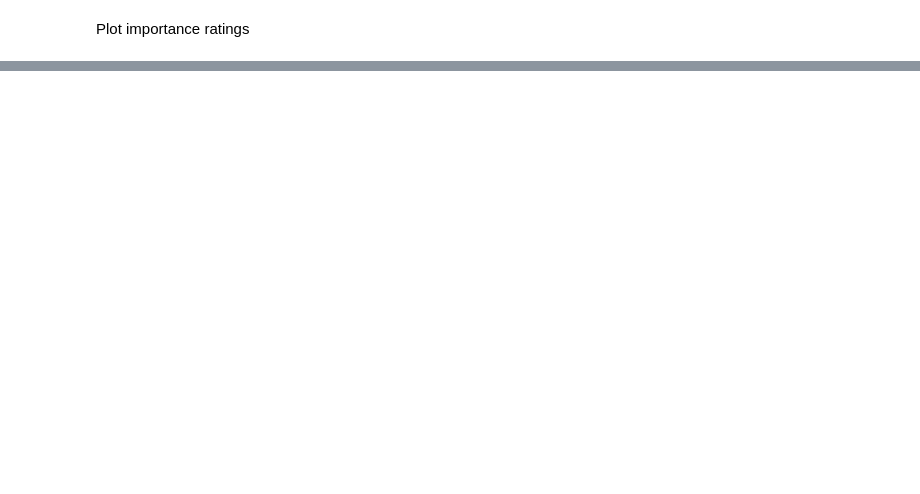
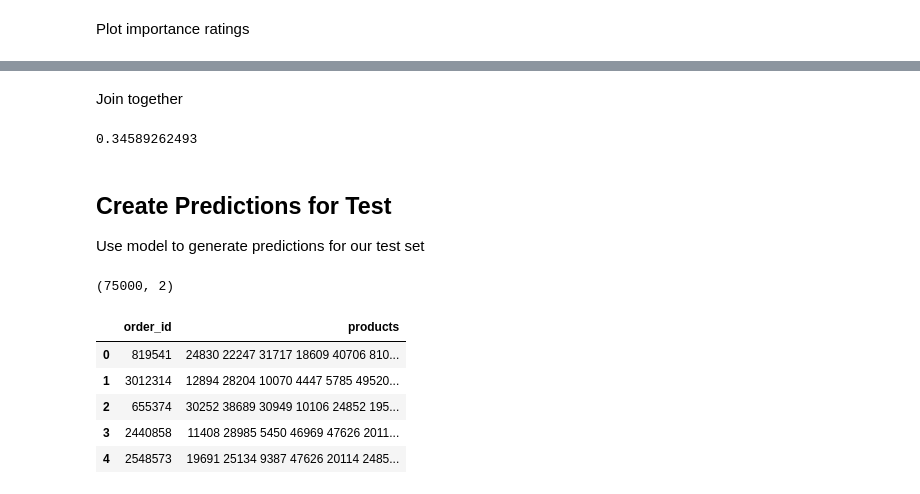
Before and after one commit to donaldrauscher/kaggle-instacart, a Jupyter notebook: reorder_predictions.ipynb, the cells around one changed output, grey strips where cells are left out. Saved outputs shown, nothing was run; the diff lists cells and outputs as text; code cells hidden in the pictures; blank space fills up the shorter version.

Commit message:
Measure performance on eval / generate test output

```diff
--- a/reorder_predictions.ipynb
+++ b/reorder_predictions.ipynb
@@ -361,12 +369,11 @@ Set up our train and test sets
 df = model_universe.loc[model_universe.eval_set == "train",]
 df_test = model_universe.loc[model_universe.eval_set == "test",]
 
-df2 = df.groupby('user_id', as_index=False).size().reset_index(name='counts').drop(['counts'], axis=1)
-df2_train = df2.sample(frac=0.8, random_state=200)
-df2_eval = df2.drop(df2_train.index)
-
-df_train = df.merge(df2_train, on=['user_id'], how='inner')
-df_eval = df.merge(df2_eval, on=['user_id'], how='inner')
+df_users = df[['user_id']].drop_duplicates()
+df_users_train = df_users.sample(frac=0.8, random_state=200)
+df_users_eval = df_users.drop(df_users_train.index)
+df_train = df.merge(df_users_train, on=['user_id'], how='inner')
+df_eval = df.merge(df_users_eval, on=['user_id'], how='inner')
 
 y_val = 'is_ordered'
 x_excludes = [y_val, 'user_id', 'order_id', 'eval_set']
@@ -390,22 +397,18 @@ params = {
     'task': 'train',
     'boosting_type': 'gbdt',
     'objective': 'binary',
-    'metric': ['auc'],
-    'num_leaves': 31,
+    'metric': ['binary_logloss'],
+    'num_leaves': 96,
     'learning_rate': 0.05,
     'feature_fraction': 0.9,
-    'bagging_fraction': 0.8,
+    'bagging_fraction': 0.9,
     'bagging_freq': 5,
     'verbose': 0
 }
 
-def f1_score2(preds, train_data):
-    return 'f1_score', f1_score(preds.round(0), train_data.get_label()), True
-
 gbm = lgb.train(params,
                 lgb_train,
                 num_boost_round=500,
-                feval=f1_score2,
                 valid_sets=lgb_eval,
-                early_stopping_rounds=100)
+                early_stopping_rounds=10)
 # %% [output]
@@ -453,0 +471,37 @@ print(importance_df)
+# %%
+pred_threshold = 0.18
+y_eval_pred = gbm.predict(x_eval, num_iteration=gbm.best_iteration)
+pred_df = df_eval.loc[y_eval_pred > pred_threshold, ['order_id', 'product_id']]
+# %% [markdown]
+Join together
+# %%
+actuals_df['actual'] = 1
+pred_df['predicted'] = 1
+all_df = actuals_df.merge(pred_df, on = ['order_id', 'product_id'], how = "outer")
+all_df.fillna(0, inplace = True)
+print(f1_score(all_df.actual, all_df.predicted))
+# %% [output]
+0.34589262493
+# %% [markdown]
+## Create Predictions for Test
+
+Use model to generate predictions for our test set
+# %%
+y_test_pred = gbm.predict(x_test, num_iteration=gbm.best_iteration)
+df_test2 = df_test.loc[y_test_pred > pred_threshold, ['order_id', 'product_id']]
+aggregation = {'product_id': [lambda x: ' '.join([str(i) for i in x])]}
+df_test3 = df_test2.groupby(by = ['order_id'], as_index = False).agg(aggregation)
+df_test3.columns = ['order_id', 'products']
+df_test4 = df_test[['order_id']].drop_duplicates().merge(df_test3, on = ['order_id'], how = "left")
+print(df_test4.shape) # should be 75000
+# %% [output]
+(75000, 2)
+# %%
+df_test4.head(5)
+# %% [output]
+|  | order_id | products |
+| 0 | 819541 | 24830 22247 31717 18609 40706 810... |
+| 1 | 3012314 | 12894 28204 10070 4447 5785 49520... |
+| 2 | 655374 | 30252 38689 30949 10106 24852 195... |
+| 3 | 2440858 | 11408 28985 5450 46969 47626 2011... |
+| 4 | 2548573 | 19691 25134 9387 47626 20114 2485... |
```
Also changed, not shown: parts of 11 cells of this notebook.
